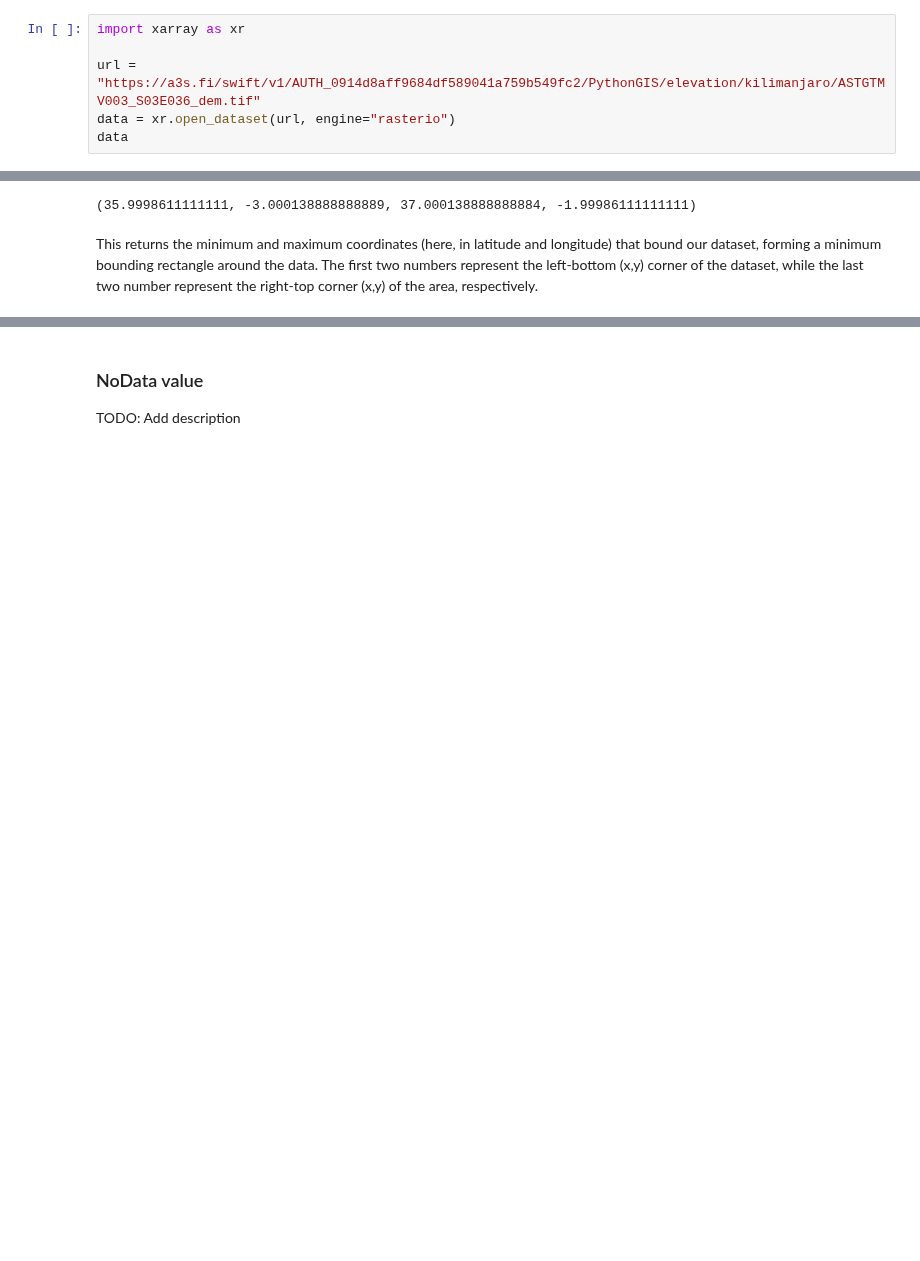
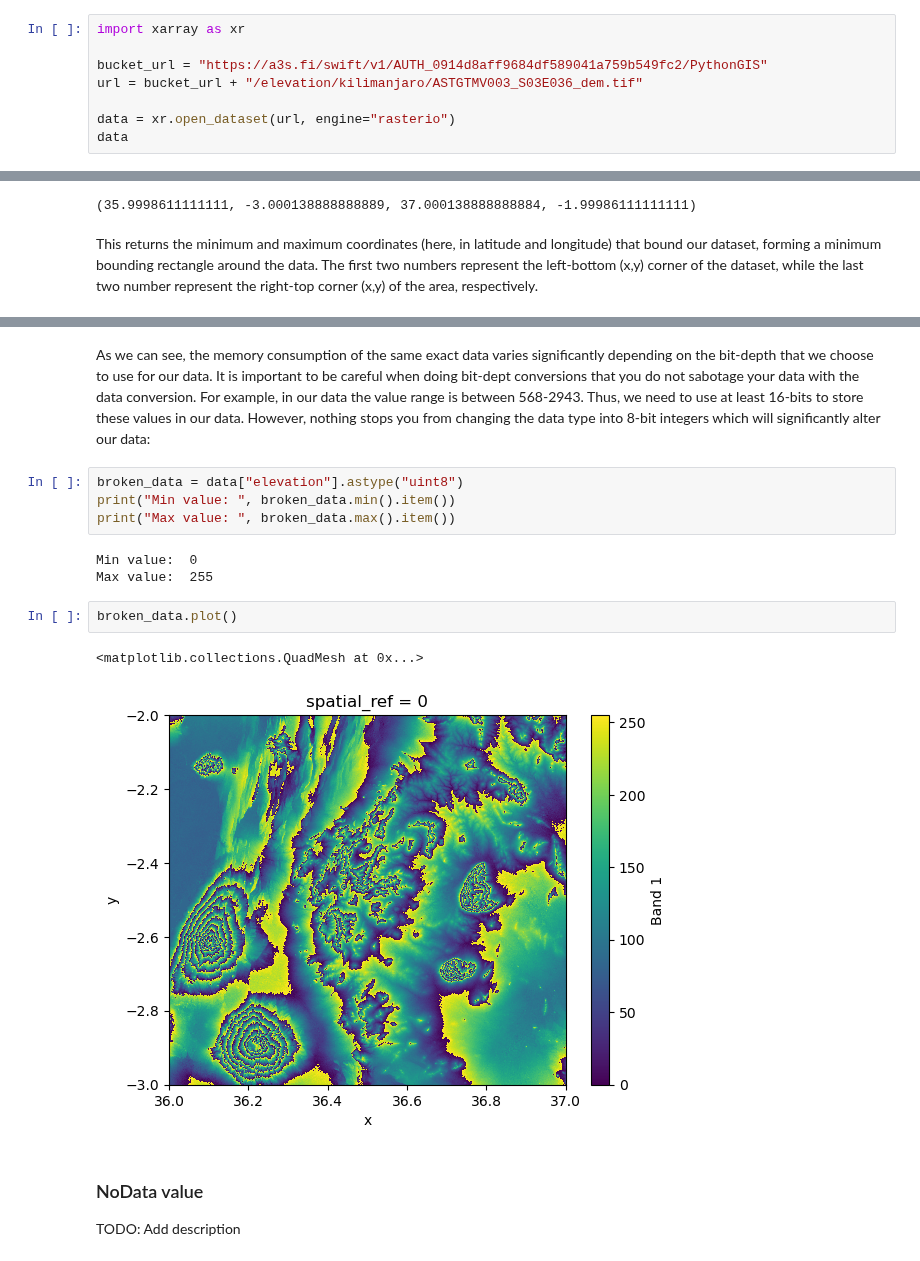
Before and after one commit to Python-GIS-book/site, a Jupyter notebook: source/part2/chapter-07/nb/01-data-structures-xarray.ipynb, the cells around one changed output, grey strips where cells are left out. Cells and saved outputs as stored; diff of their text form; blank space fills up the shorter version.

```diff
--- a/source/part2/chapter-07/nb/01-data-structures-xarray.ipynb
+++ b/source/part2/chapter-07/nb/01-data-structures-xarray.ipynb
@@ -29,7 +29,9 @@ We start by investigating a simple elevation dataset using `xarray` that represe
 # %%
 import xarray as xr
 
-url = "https://a3s.fi/swift/v1/AUTH_0914d8aff9684df589041a759b549fc2/PythonGIS/elevation/kilimanjaro/ASTGTMV003_S03E036_dem.tif"
+bucket_url = "https://a3s.fi/swift/v1/AUTH_0914d8aff9684df589041a759b549fc2/PythonGIS"
+url = bucket_url + "/elevation/kilimanjaro/ASTGTMV003_S03E036_dem.tif"
+
 data = xr.open_dataset(url, engine="rasterio")
 data
 # %% [output]
@@ -173,3 +216,17 @@ This returns a Python dictionary like object that provides information about the
+# %% [markdown]
+As we can see, the memory consumption of the same exact data varies significantly depending on the bit-depth that we choose to use for our data. It is important to be careful when doing bit-dept conversions that you do not sabotage your data with the data conversion. For example, in our data the value range is between 568-2943. Thus, we need to use at least 16-bits to store these values in our data. However, nothing stops you from changing the data type into 8-bit integers which will significantly alter our data:
+# %%
+broken_data = data["elevation"].astype("uint8")
+print("Min value: ", broken_data.min().item())
+print("Max value: ", broken_data.max().item())
+# %% [output]
+Min value:  0
+Max value:  255
+# %%
+broken_data.plot()
+# %% [output]
+<matplotlib.collections.QuadMesh at 0x...>
+[figure, added]
 # %% [markdown]
 ### NoData value
 
```
Also changed, not shown: parts of 15 cells of this notebook, 3 other files.
